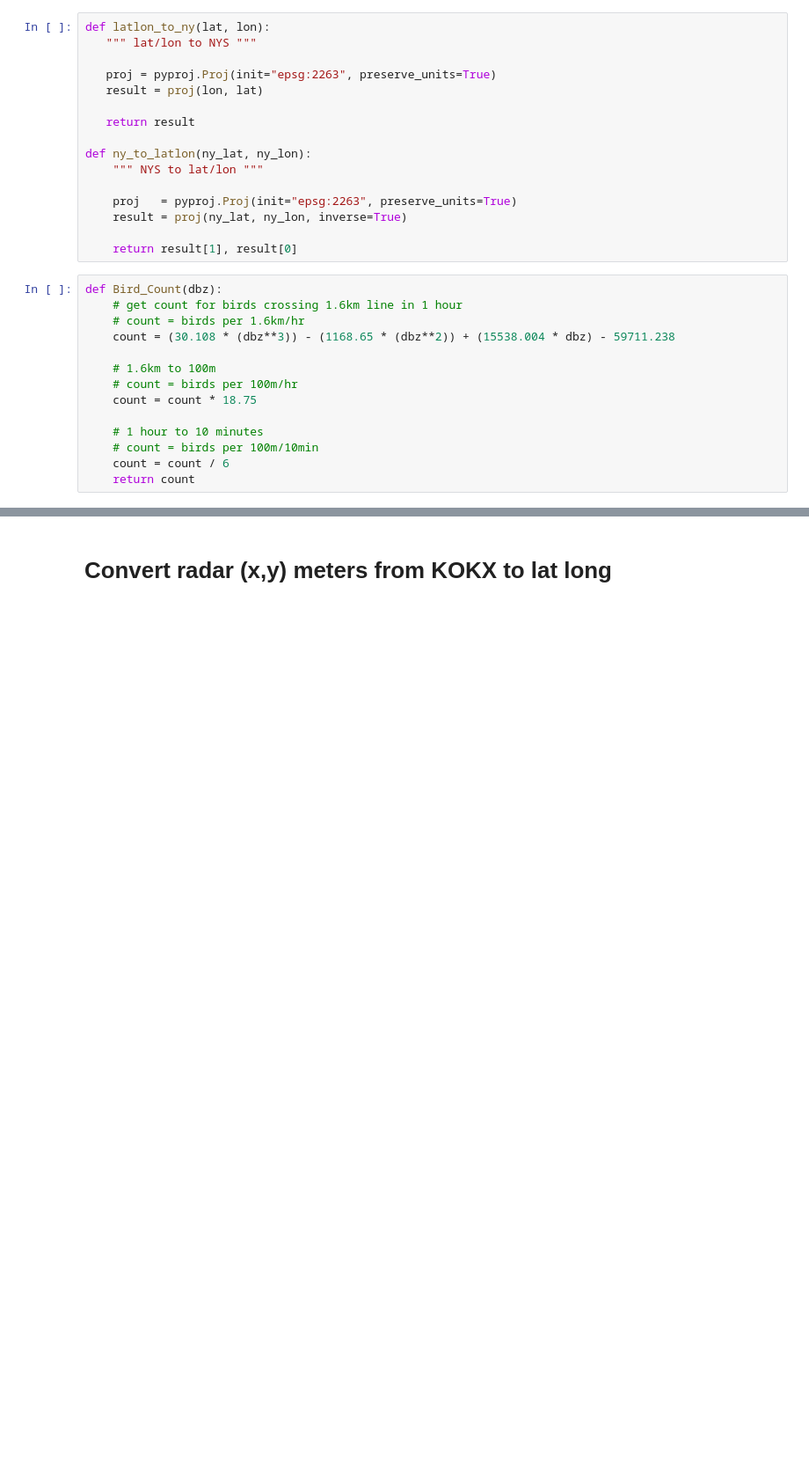
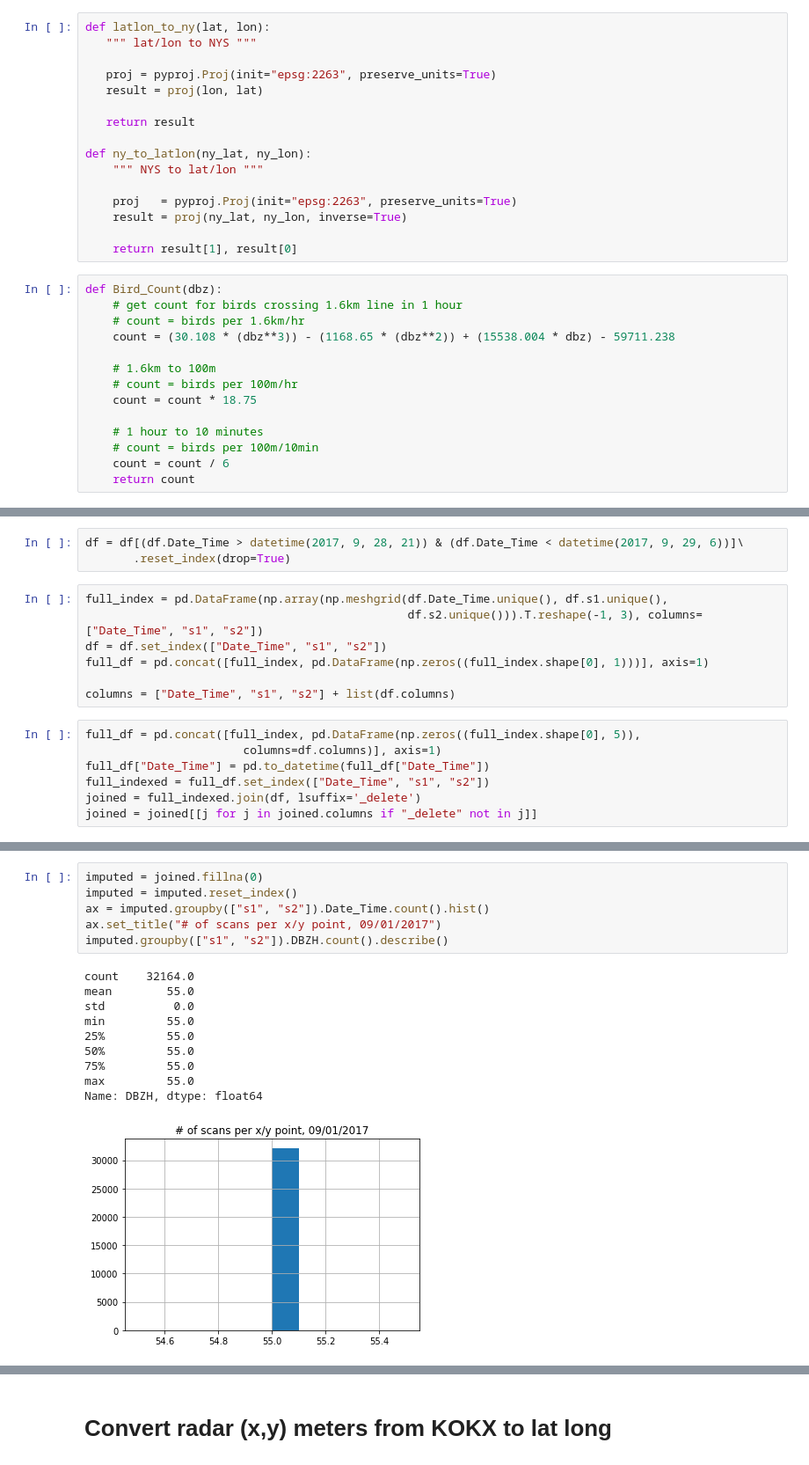
Before and after one commit to cmoscardi/independent_2018, a Jupyter notebook: radar/nexrad_cleaned.ipynb, the cells around one changed output, grey strips where cells are left out. Shown at 88% size. Saved outputs shown, nothing was run; the diff lists cells and outputs as text; blank space fills up the shorter version.

```diff
--- a/radar/nexrad_cleaned.ipynb
+++ b/radar/nexrad_cleaned.ipynb
@@ -72,0 +68,17 @@ len(df)
+# %%
+df = df[(df.Date_Time > datetime(2017, 9, 28, 21)) & (df.Date_Time < datetime(2017, 9, 29, 6))]\
+       .reset_index(drop=True)
+# %%
+full_index = pd.DataFrame(np.array(np.meshgrid(df.Date_Time.unique(), df.s1.unique(),
+                                               df.s2.unique())).T.reshape(-1, 3), columns=["Date_Time", "s1", "s2"])
+df = df.set_index(["Date_Time", "s1", "s2"])
+full_df = pd.concat([full_index, pd.DataFrame(np.zeros((full_index.shape[0], 1)))], axis=1)
+
+columns = ["Date_Time", "s1", "s2"] + list(df.columns)
+# %%
+full_df = pd.concat([full_index, pd.DataFrame(np.zeros((full_index.shape[0], 5)),
+                       columns=df.columns)], axis=1)
+full_df["Date_Time"] = pd.to_datetime(full_df["Date_Time"])
+full_indexed = full_df.set_index(["Date_Time", "s1", "s2"])
+joined = full_indexed.join(df, lsuffix='_delete')
+joined = joined[[j for j in joined.columns if "_delete" not in j]]
@@ -72,0 +89,17 @@ len(df)
+# %%
+imputed = joined.fillna(0)
+imputed = imputed.reset_index()
+ax = imputed.groupby(["s1", "s2"]).Date_Time.count().hist()
+ax.set_title("# of scans per x/y point, 09/01/2017")
+imputed.groupby(["s1", "s2"]).DBZH.count().describe()
+# %% [output]
+count    32164.0
+mean        55.0
+std          0.0
+min         55.0
+25%         55.0
+50%         55.0
+75%         55.0
+max         55.0
+Name: DBZH, dtype: float64
+[figure, added]
```
Also changed, not shown: parts of 33 cells of this notebook.
